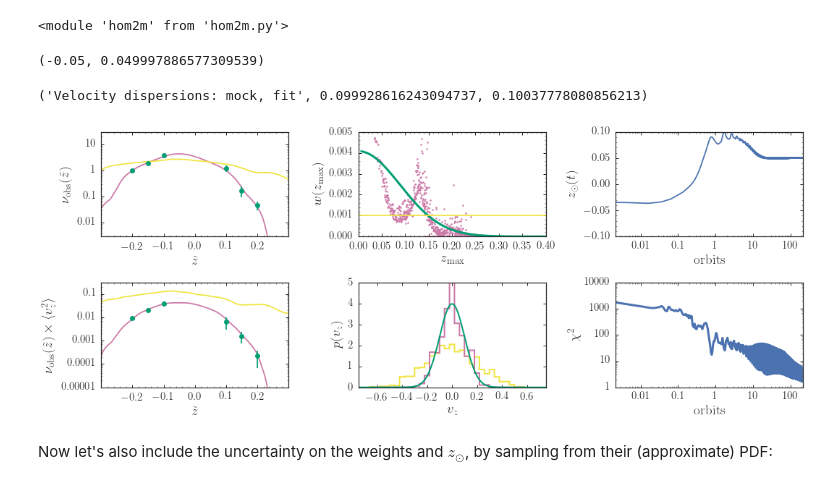
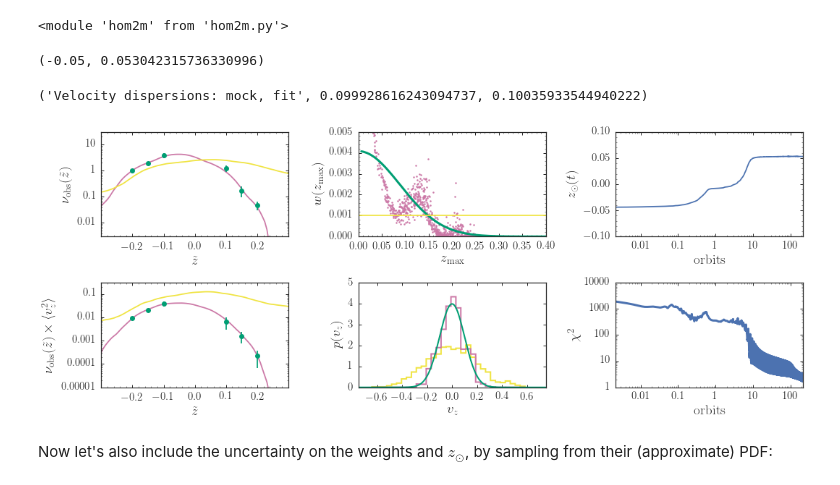
Before and after one commit to jobovy/simple-m2m, a Jupyter notebook: py/HOM2M.ipynb, the cells around one changed output. Drawn from its saved outputs; the diff is of its cells as text; code cells hidden in the pictures.

```diff
--- a/py/HOM2M.ipynb
+++ b/py/HOM2M.ipynb
@@ -297,14 +299,26 @@ reload(hom2m)
 step_sam= numpy.pi/3.*10.**-2.
 nstep_sam= nstep
 eps_sam= eps
-nsamples= 24
-s_low, s_high= 4, -4
-w_sam,Q_sam,z_sam,vz_sam= hom2m.sample_m2m(nsamples,w_out,z_m2m,vz_m2m,omega_m2m,zsun_m2m,
-                                           z_obs,dens_obs,dens_obs_noise,
-                                           densv2_obs=densv2_obs,densv2_obs_noise=densv2_obs_noise,
-                                           nstep=nstep_sam,step=step_sam,eps=eps_sam,
-                                           mu=mu,h_m2m=h_m2m,prior=prior,w_prior=w_init,
-                                           smooth=smooth,st96smooth=st96smooth)
+nsamples= 48
+s_low, s_high= 8, -8
+savefilename= 'basic_sam.sav'
+if os.path.exists(savefilename):
+    with open(savefilename,'rb') as savefile:
+        out= (pickle.load(savefile),)
+        while True:
+            try:
+                out= out+(pickle.load(savefile),)
+            except EOFError:
+                break
+else:
+    out= hom2m.sample_m2m(nsamples,w_out,z_m2m,vz_m2m,omega_m2m,zsun_m2m,
+                          z_obs,dens_obs,dens_obs_noise,
+                          densv2_obs=densv2_obs,densv2_obs_noise=densv2_obs_noise,
+                          nstep=nstep_sam,step=step_sam,eps=eps_sam,
+                          mu=mu,h_m2m=h_m2m,prior=prior,w_prior=w_init,
+                          smooth=smooth,st96smooth=st96smooth)
+    save_pickles(savefilename,*out)
+w_sam,Q_sam,z_sam,vz_sam= out
 # %%
 print(numpy.sum(Q_sam,axis=1),numpy.sum(Q,axis=1)[-1])
 # %% [output]
@@ -504,7 +518,7 @@ reload(hom2m)
 # %%
 step= numpy.pi/3.*10.**-2.
 nstep= 100000
-eps= [10.**-3.5,10.**-4.5]
+eps= [10.**-3.5,10.**-6.]
 smooth= None#1./step/100.
 st96smooth= False
 mu= 0.
@@ -522,7 +536,7 @@ w_out,zsun_out,Q,wevol,windx= hom2m.fit_m2m(w_init,z_m2m,vz_m2m,omega_m2m,zsun_m
 # %%
 print(zsun_m2m,zsun_out[-1])
 # %% [output]
-(-0.05, 0.049997886577309539)
+(-0.05, 0.053042315736330996)
 # %%
 A_m2m, phi_m2m= hom2m.zvz_to_Aphi(z_m2m,vz_m2m,omega_m2m)
 z_m2m= A_m2m*numpy.cos(phi_m2m+nstep*step*omega_m2m)
@@ -546,7 +560,7 @@ gca().yaxis.set_major_formatter(FuncFormatter(
                 lambda y,pos: (r'${{:.{:1d}f}}$'.format(int(numpy.maximum(-numpy.log10(y),0)))).format(y)))
 subplot(2,3,4)
 bovy_plot.bovy_plot(z_out,densv2_init,'-',semilogy=True,color=init_color,
-                    xlabel=r'$\tilde{z}$',ylabel=r'$\nu_{\mathrm{obs}}(\tilde{z})\times\langle v_z^2\rangle$',
+                    xlabel=r'$\tilde{z}$',ylabel=r'$\nu_{\mathrm{obs}}\times\langle v_z^2\rangle(\tilde{z})$',
                     xrange=[-.3,0.3],yrange=[0.00001,.3],gcf=True)
 bovy_plot.bovy_plot(z_obs,densv2_obs,'o',semilogy=True,overplot=True,color=constraint_color)
 bovy_plot.bovy_plot(z_out,densv2_final,'-',semilogy=True,overplot=True,zorder=0,color=final_color)
@@ -565,35 +579,35 @@ plot(A_m2m[sindx],w_expect,lw=3.,color=constraint_color)
 axhline(1./len(z_m2m),color=init_color,)
 subplot(2,3,5)
 _= hist(vz_m2m,histtype='step',lw=2.,normed=True,bins=31,zorder=0,color=init_color)
 xs= numpy.linspace(-0.75,0.75,201)
 plot(xs,1./numpy.sqrt(2.*numpy.pi)/sigma_true*numpy.exp(-0.5*xs**2./sigma_true**2.),
      lw=2.,zorder=2,color=constraint_color)
 _= hist(vz_m2m,weights=w_out,histtype='step',lw=2.,normed=True,bins=31,zorder=1,color=final_color)
 xlim(-0.75,0.75)
 ylim(0.,5.)
 xlabel(r'$v_z$')
 ylabel(r'$p(v_z)$')
 print("Velocity dispersions: mock, fit",numpy.std(vz_mock),\
       numpy.sqrt(numpy.sum(w_out*(vz_m2m-numpy.sum(w_out*vz_m2m)/numpy.sum(w_out))**2.)/numpy.sum(w_out)))
 subplot(2,3,3)
 bovy_plot.bovy_plot(numpy.linspace(0.,1.,nstep)*nstep*step*omega_true/2./numpy.pi,zsun_out,'-',
                     color=sns.color_palette()[0],
                     yrange=[-0.1,0.1],
                     semilogx=True,xlabel=r'$\mathrm{orbits}$',ylabel=r'$z_\odot(t)$',gcf=True)
 gca().xaxis.set_major_formatter(FuncFormatter(
                 lambda y,pos: (r'${{:.{:1d}f}}$'.format(int(numpy.maximum(-numpy.log10(y),0)))).format(y)))
 subplot(2,3,6)
 bovy_plot.bovy_plot(numpy.linspace(0.,1.,nstep)*nstep*step*omega_true/2./numpy.pi,numpy.sum(Q,axis=1),lw=3.,
                    loglog=True,xlabel=r'$\mathrm{orbits}$',ylabel=r'$\chi^2$',gcf=True,
                    yrange=[1.,10**4.])
 gca().yaxis.set_major_formatter(FuncFormatter(
                 lambda y,pos: (r'${{:.{:1d}f}}$'.format(int(numpy.maximum(-numpy.log10(y),0)))).format(y)))
 gca().xaxis.set_major_formatter(FuncFormatter(
                 lambda y,pos: (r'${{:.{:1d}f}}$'.format(int(numpy.maximum(-numpy.log10(y),0)))).format(y)))
 tight_layout()
 # %% [output]
-('Velocity dispersions: mock, fit', 0.099928616243094737, 0.10037778080856213)
+('Velocity dispersions: mock, fit', 0.099928616243094737, 0.10035933544940222)
-[figure, old version]
+[figure, new version]
 # %% [markdown]
 Now let's also include the uncertainty on the weights and $z_\odot$, by sampling from their (approximate) PDF:
 # %%
```
Also changed, not shown: parts of 33 cells of this notebook.
